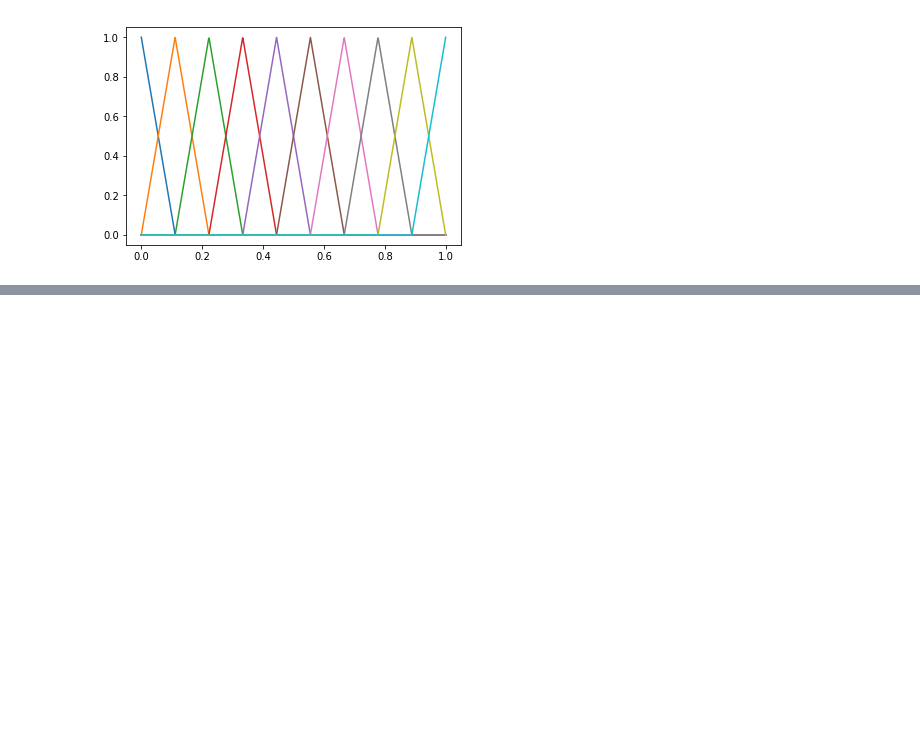
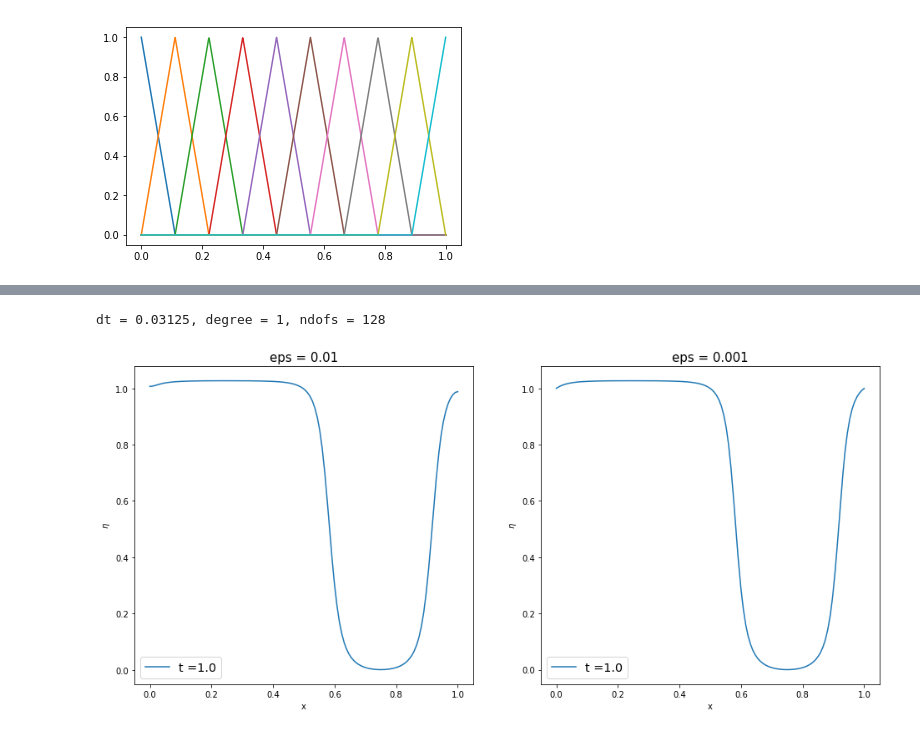
Before and after one commit to RobertoCorti/P1.4_seed, a Jupyter notebook: final_project/final_project_2019-2020.ipynb, the cells around one changed output, grey strips where cells are left out. Cells and saved outputs as stored; diff of their text form; code cells hidden in the pictures; blank space fills up the shorter version.

```diff
--- a/final_project/final_project_2019-2020.ipynb
+++ b/final_project/final_project_2019-2020.ipynb
@@ -393,0 +342,5 @@ eta, basis = solve_allen_cahan(eta_0, eps=0.000001, dt=0.05, ndofs=200, degree=4
+# %%
+plot_increasing_eps(dt[3], degree[0], ndofs[3])
+# %% [output]
+dt = 0.03125, degree = 1, ndofs = 128
+[figure, added]
```
Also changed, not shown: parts of 15 cells of this notebook.
